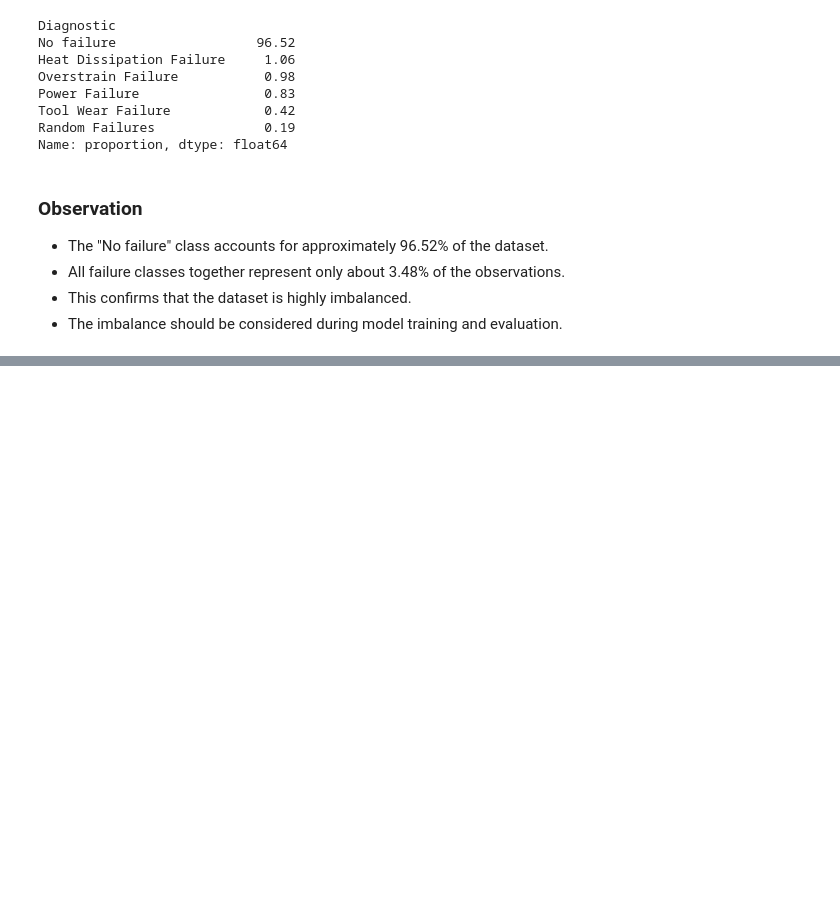
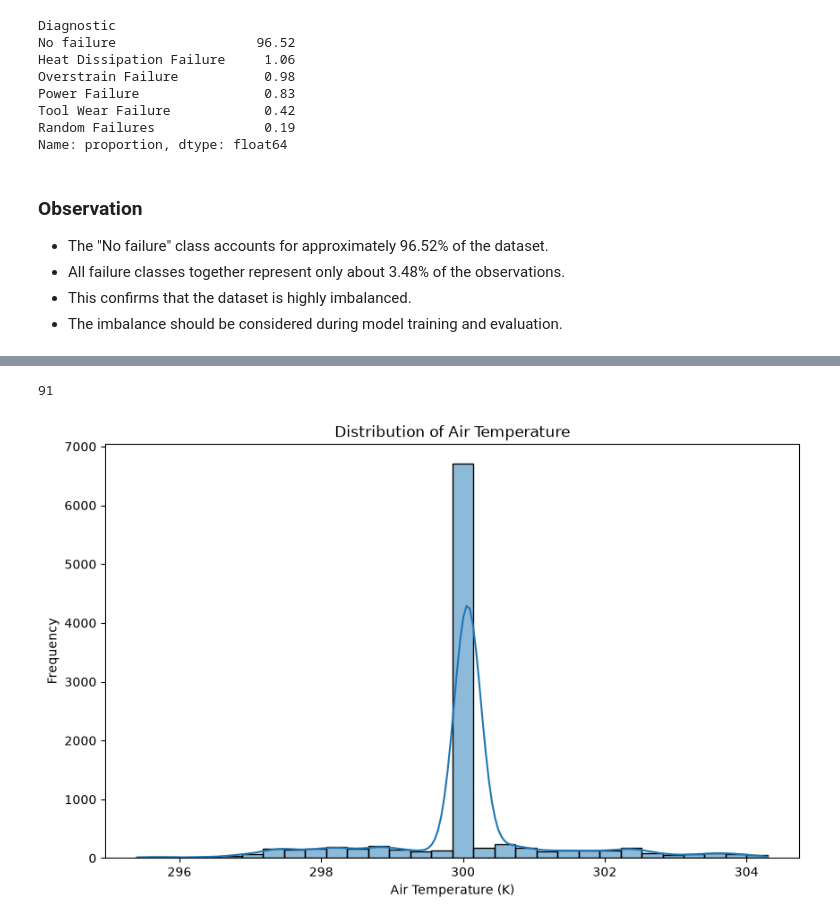
Before and after one commit to Carolljo/Predictive-Maintenance-Intelligence-Platform, a Jupyter notebook: notebooks/03_EDA.ipynb, the cells around one changed output, grey strips where cells are left out. Cells and saved outputs as stored; diff of their text form; code cells hidden in the pictures; blank space fills up the shorter version.

```diff
--- a/notebooks/03_EDA.ipynb
+++ b/notebooks/03_EDA.ipynb
@@ -115,0 +152,24 @@ Name: proportion, dtype: float64
+# %%
+# Count the number of unique values
+df["Air temperature (K)"].nunique()
+# %% [output]
+91
+# %%
+# Visualize the distribution of Air Temperature
+
+plt.figure(figsize=(10,6))
+
+sns.histplot(
+    data=df,
+    x="Air temperature (K)",
+    bins=30,
+    kde=True
+)
+
+plt.title("Distribution of Air Temperature")
+plt.xlabel("Air Temperature (K)")
+plt.ylabel("Frequency")
+
+plt.show()
+# %% [output]
+[figure, added]
```
Also changed, not shown: parts of 24 cells of this notebook.
